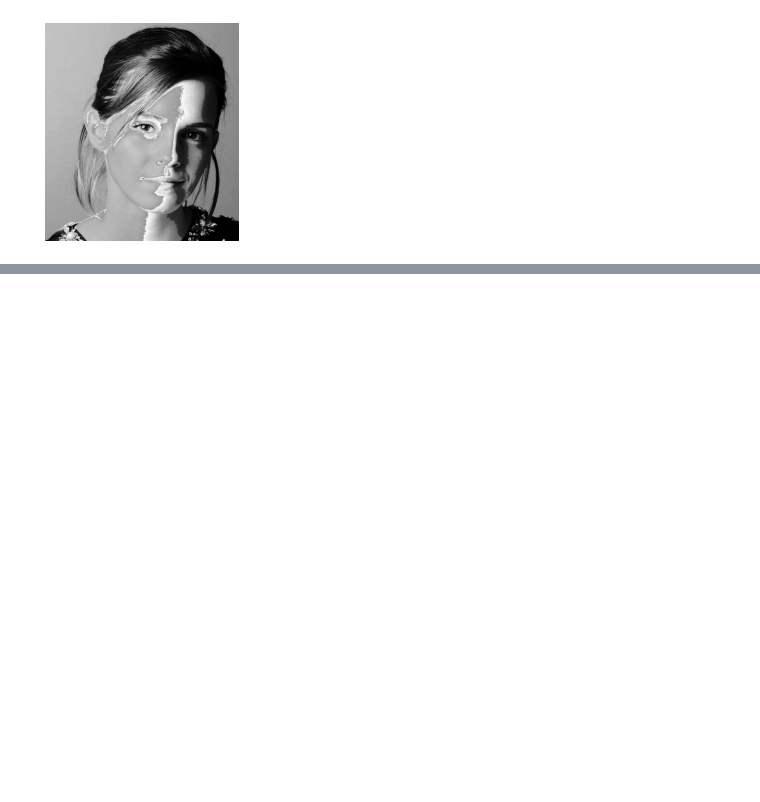
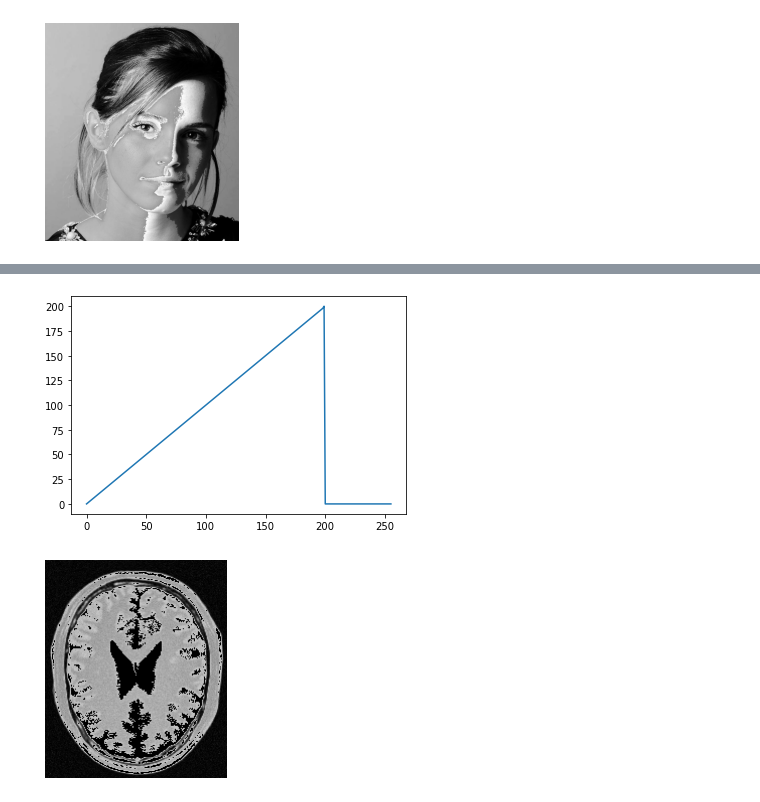
Before and after one commit to rmklakshan/Assignment_01, a Jupyter notebook: Code.ipynb, the cells around one changed output, grey strips where cells are left out. Drawn from its saved outputs; the diff is of its cells as text; code cells hidden in the pictures; blank space fills up the shorter version.

```diff
--- a/Code.ipynb
+++ b/Code.ipynb
@@ -33,0 +43,18 @@ plt.show()
+# %%
+t1=np.linspace(0,200,200)
+t2=np.linspace(0,0,56)
+
+t=np.concatenate((t1,t2),axis=0).astype(np.uint8)
+fig,ax=plt.subplots()
+ax.plot(t)
+plt.show()
+ax.set_aspect('equal')
+assert len(t) == 256
+g = cv.LUT(f,t)
+
+implot=plt.imshow(cv.cvtColor(g,cv.COLOR_BGR2RGB))
+plt.axis('off')
+plt.show()
+# %% [output]
+[figure, added]
+[figure, added]
```
Also changed, not shown: parts of 2 cells of this notebook.
